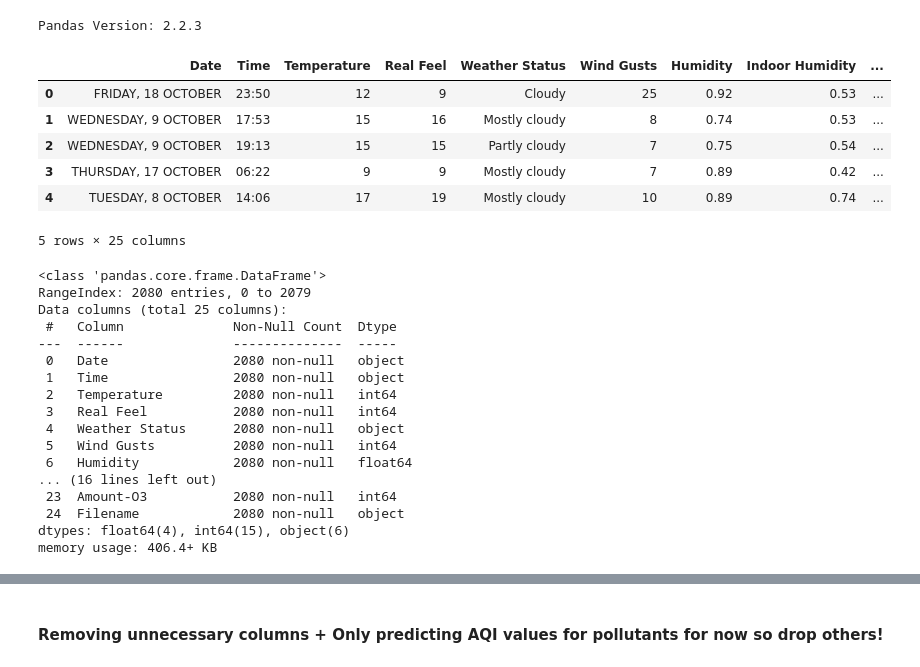
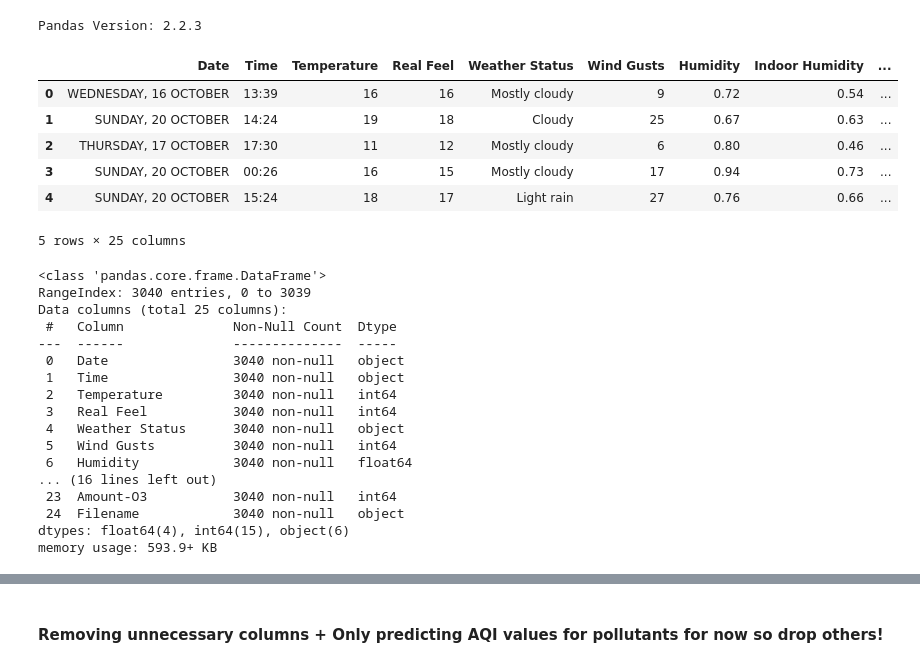
Before and after one commit to MrAliTheGreat/GlobalAirQuality, a Jupyter notebook: TabularDNN.ipynb, the cells around one changed output, grey strips where cells are left out. Saved outputs shown, nothing was run; the diff lists cells and outputs as text; code cells hidden in the pictures.

```diff
--- a/TabularDNN.ipynb
+++ b/TabularDNN.ipynb
@@ -18,33 +19,33 @@ print(f"Pandas Version: {pd.__version__}")
 # %% [output]
 Pandas Version: 2.2.3
 # %%
-df = pd.read_csv("dataset/AQI.csv")
+df = pd.read_csv("dataset/AQI2.csv")
 df.head()
 # %% [output]
 |  | Date | Time | Temperature | Real Feel | Weather Status | Wind Gusts | Humidity | Indoor Humidity | ... |
-| 0 | FRIDAY, 18 OCTOBER | 23:50 | 12 | 9 | Cloudy | 25 | 0.92 | 0.53 | ... |
-| 1 | WEDNESDAY, 9 OCTOBER | 17:53 | 15 | 16 | Mostly cloudy | 8 | 0.74 | 0.53 | ... |
-| 2 | WEDNESDAY, 9 OCTOBER | 19:13 | 15 | 15 | Partly cloudy | 7 | 0.75 | 0.54 | ... |
-| 3 | THURSDAY, 17 OCTOBER | 06:22 | 9 | 9 | Mostly cloudy | 7 | 0.89 | 0.42 | ... |
-| 4 | TUESDAY, 8 OCTOBER | 14:06 | 17 | 19 | Mostly cloudy | 10 | 0.89 | 0.74 | ... |
+| 0 | WEDNESDAY, 16 OCTOBER | 13:39 | 16 | 16 | Mostly cloudy | 9 | 0.72 | 0.54 | ... |
+| 1 | SUNDAY, 20 OCTOBER | 14:24 | 19 | 18 | Cloudy | 25 | 0.67 | 0.63 | ... |
+| 2 | THURSDAY, 17 OCTOBER | 17:30 | 11 | 12 | Mostly cloudy | 6 | 0.80 | 0.46 | ... |
+| 3 | SUNDAY, 20 OCTOBER | 00:26 | 16 | 15 | Mostly cloudy | 17 | 0.94 | 0.73 | ... |
+| 4 | SUNDAY, 20 OCTOBER | 15:24 | 18 | 17 | Light rain | 27 | 0.76 | 0.66 | ... |
 5 rows × 25 columns
 # %%
 df.info()
 # %% [output]
 <class 'pandas.core.frame.DataFrame'>
-RangeIndex: 2080 entries, 0 to 2079
+RangeIndex: 3040 entries, 0 to 3039
 Data columns (total 25 columns):
  #   Column              Non-Null Count  Dtype
 ---  ------              --------------  -----
- 0   Date                2080 non-null   object
- 1   Time                2080 non-null   object
- 2   Temperature         2080 non-null   int64
- 3   Real Feel           2080 non-null   int64
- 4   Weather Status      2080 non-null   object
- 5   Wind Gusts          2080 non-null   int64
- 6   Humidity            2080 non-null   float64
+ 0   Date                3040 non-null   object
+ 1   Time                3040 non-null   object
+ 2   Temperature         3040 non-null   int64
+ 3   Real Feel           3040 non-null   int64
+ 4   Weather Status      3040 non-null   object
+ 5   Wind Gusts          3040 non-null   int64
+ 6   Humidity            3040 non-null   float64
 ... (16 lines left out)
- 23  Amount-O3           2080 non-null   int64
- 24  Filename            2080 non-null   object
+ 23  Amount-O3           3040 non-null   int64
+ 24  Filename            3040 non-null   object
 dtypes: float64(4), int64(15), object(6)
-memory usage: 406.4+ KB
+memory usage: 593.9+ KB
```
Also changed, not shown: parts of 22 cells of this notebook, 1 other file.
